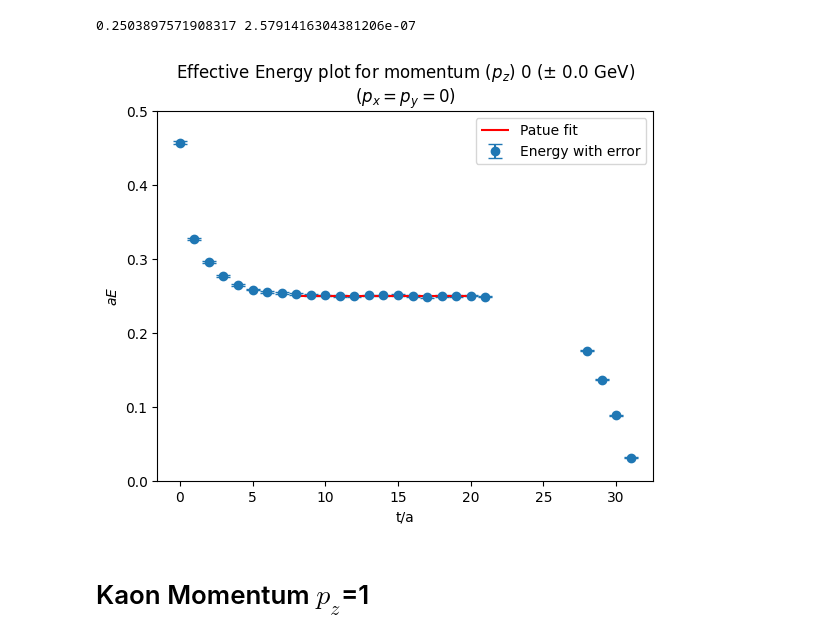
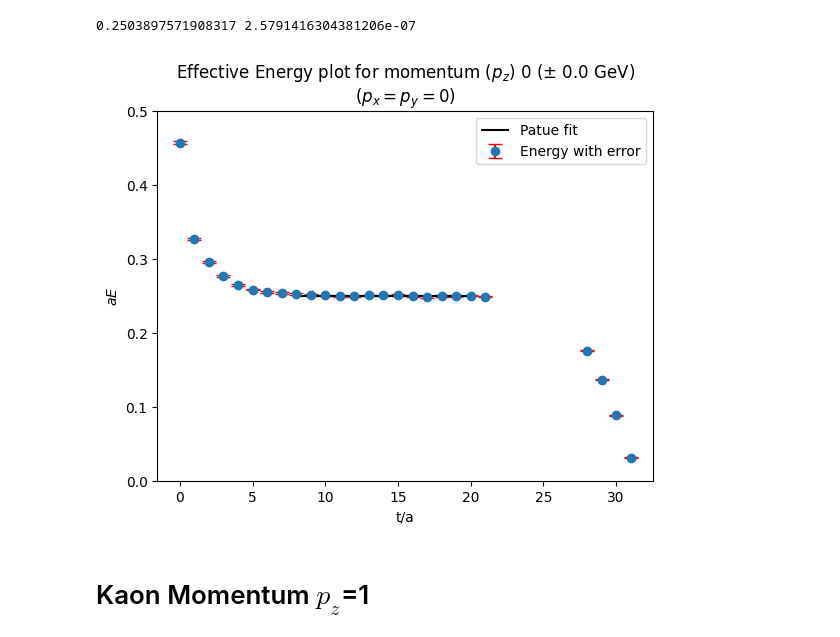
Before and after one commit to Nirban-A/The-energy-spectrum-of-the-kaon-from-Lattice-QCD, a Jupyter notebook: Analysis.ipynb, the cells around one changed output. Saved outputs shown, nothing was run; the diff lists cells and outputs as text; code cells hidden in the pictures.

```diff
--- a/Analysis.ipynb
+++ b/Analysis.ipynb
@@ -40,15 +38,15 @@ print(platue_p0, platue_error_p0)
 # %%
 n=32
 plt.title("Effective Energy plot for momentum ($p_z$) 0 (\u00B1 0.0 GeV)\n($p_x=p_y=0$)")
-plt.errorbar(np.arange(len(Energy_p0[:n])),Energy_p0[:n],yerr=Energy_error_p0[:n],fmt='o', capsize=5,label="Energy with error")
-plt.hlines(platue_p0,low,high,color='r', label="Patue fit")
+plt.errorbar(np.arange(len(Energy_p0[:n])),Energy_p0[:n],yerr=Energy_error_p0[:n],fmt='o',ecolor='r', capsize=5,label="Energy with error")
+plt.hlines(platue_p0,low,high,color='k', label="Patue fit")
 plt.legend(loc="upper right")
 plt.xlabel("t/a")
 plt.ylabel("$aE$")
 plt.ylim(0,0.5)
 plt.show()
 # %% [output]
-[figure, old version]
+[figure, new version]
 # %% [markdown]
 # Kaon Momentum $p_z$=1
 # %%
```
Also changed, not shown: parts of 18 cells of this notebook.
